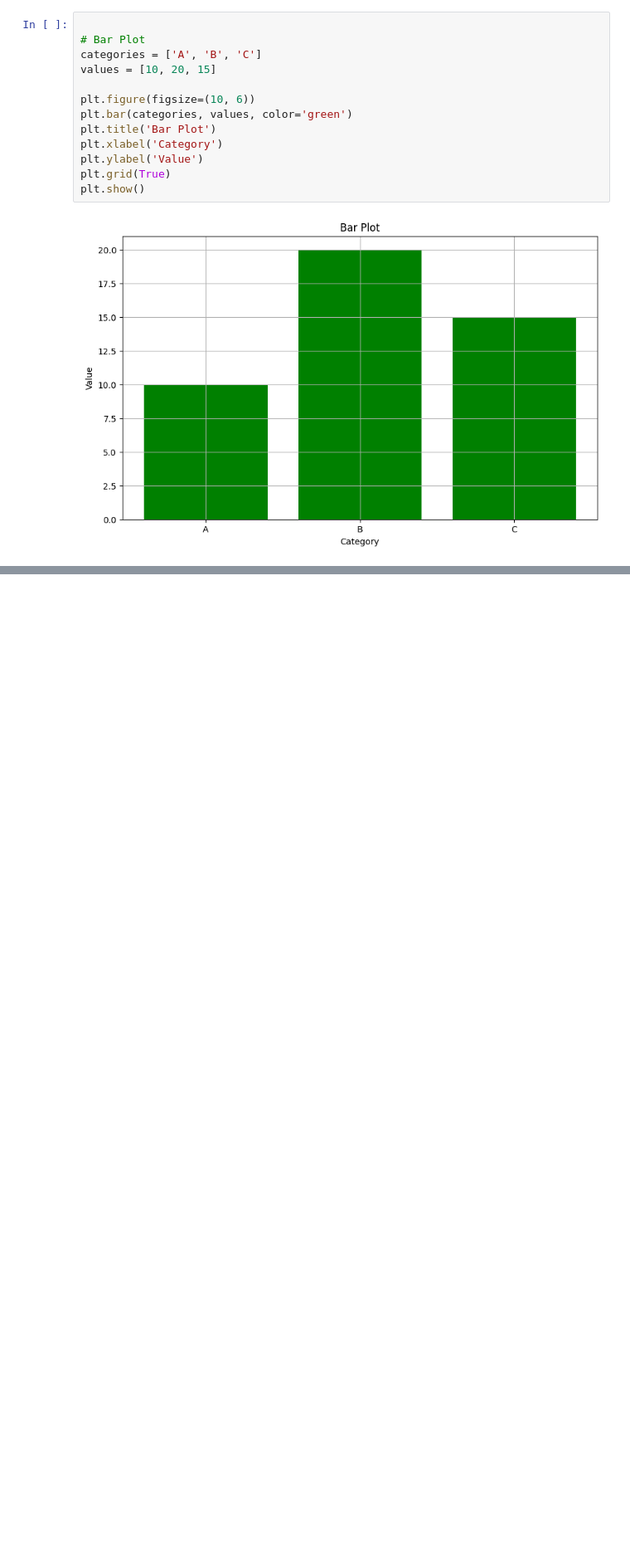
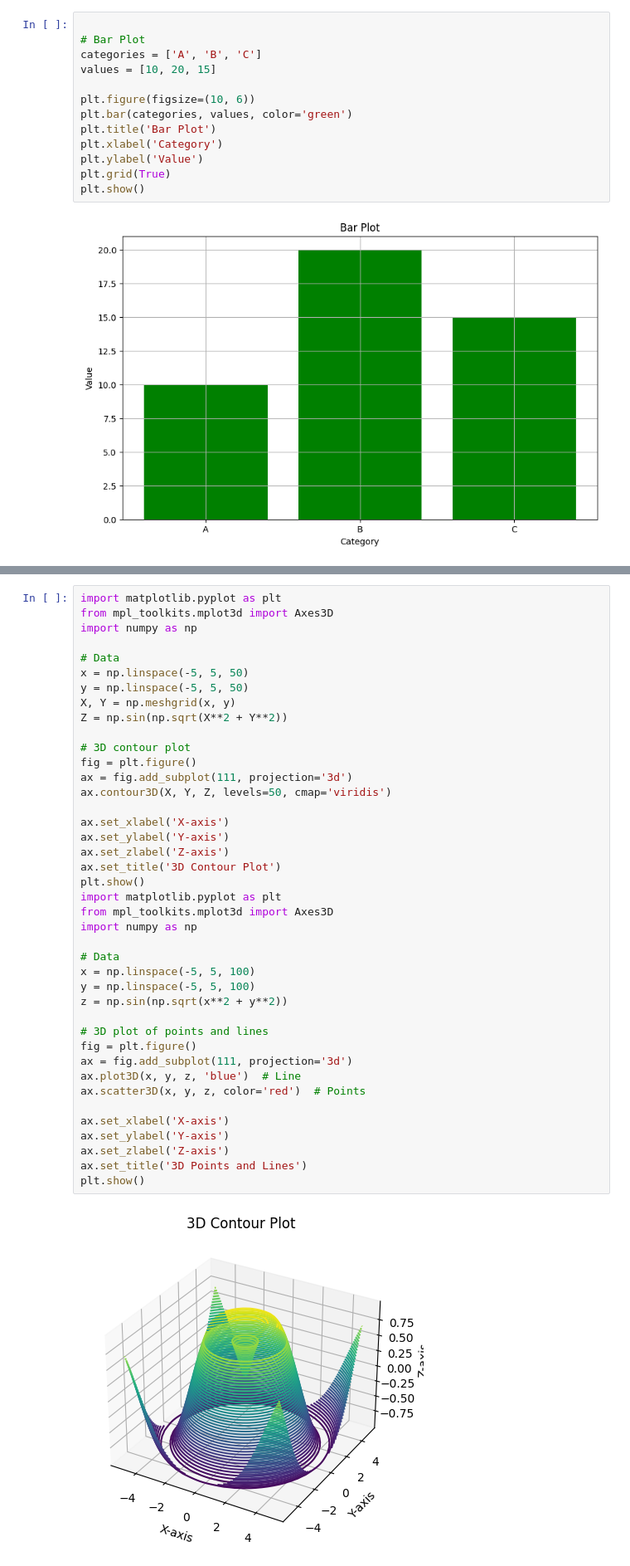
Before and after one commit to dev-spectre/DEV-Lab, a Jupyter notebook: DEV.ipynb, the cells around one changed output, grey strips where cells are left out. Shown: that part at 83% size. Saved outputs shown, nothing was run; the diff lists cells and outputs as text; blank space fills up the shorter version.

```diff
--- a/DEV.ipynb
+++ b/DEV.ipynb
@@ -191,0 +217,43 @@ plt.show()
+# %%
+import matplotlib.pyplot as plt
+from mpl_toolkits.mplot3d import Axes3D
+import numpy as np
+
+# Data
+x = np.linspace(-5, 5, 50)
+y = np.linspace(-5, 5, 50)
+X, Y = np.meshgrid(x, y)
+Z = np.sin(np.sqrt(X**2 + Y**2))
+
+# 3D contour plot
+fig = plt.figure()
+ax = fig.add_subplot(111, projection='3d')
+ax.contour3D(X, Y, Z, levels=50, cmap='viridis')
+
+ax.set_xlabel('X-axis')
+ax.set_ylabel('Y-axis')
+ax.set_zlabel('Z-axis')
+ax.set_title('3D Contour Plot')
+plt.show()
+import matplotlib.pyplot as plt
+from mpl_toolkits.mplot3d import Axes3D
+import numpy as np
+
+# Data
+x = np.linspace(-5, 5, 100)
+y = np.linspace(-5, 5, 100)
+z = np.sin(np.sqrt(x**2 + y**2))
+
+# 3D plot of points and lines
+fig = plt.figure()
+ax = fig.add_subplot(111, projection='3d')
+ax.plot3D(x, y, z, 'blue')  # Line
+ax.scatter3D(x, y, z, color='red')  # Points
+
+ax.set_xlabel('X-axis')
+ax.set_ylabel('Y-axis')
+ax.set_zlabel('Z-axis')
+ax.set_title('3D Points and Lines')
+plt.show()
+# %% [output]
+[figure, added]
```
Also changed, not shown: parts of 7 cells of this notebook.
